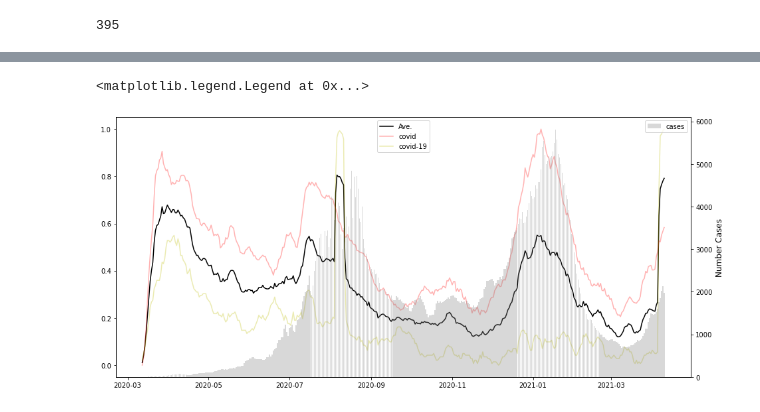
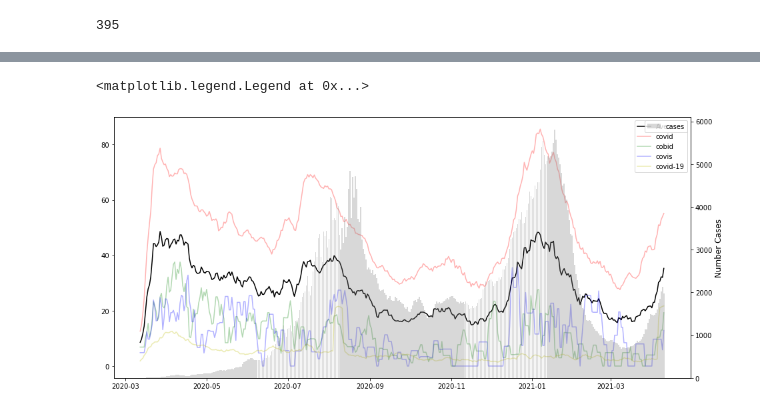
Before and after one commit to samueltof/covid19_forecast_ml, a Jupyter notebook: data_visualization.ipynb, the cells around one changed output, grey strips where cells are left out. Cells and saved outputs as stored; diff of their text form; code cells hidden in the pictures.

Commit message:
adding weighted mean

```diff
--- a/data_visualization.ipynb
+++ b/data_visualization.ipynb
@@ -357,5 +373,7 @@ df_mean = df_all.copy()
 df_mean = df_mean.dropna()
 #df_mean = df_mean.groupby(['date']).agg( rw_mean=("rw", list(maximuns) ) ).reset_index()
 df_mean["weights"] = list(itertools.chain(*[[w]*(len(df_all)//4) for w in maximuns]))
-df_mean            = df_mean.groupby(['date']).agg({'rw_m':lambda x: np.average(x['rw'], weights=x['Volume'])).unstack()
+#df_mean            = df_mean.groupby(['date']).agg({'rw':lambda x: np.average(x['weights'], weights=x['weights'])}).unstack()
+newdf = df_mean.groupby(['date']).apply(lambda x: pd.Series([ np.average(x['rw'], weights=x['weights']) ]) ).reset_index()
+newdf.keys()
 # %% [output]
@@ -375,19 +381,19 @@ df_mean            = df_mean.groupby(['date']).agg({'rw_m':lambda x: np.average(
 # %%
 fig, ax = plt.subplots(1,1, figsize=(15.5, 7.2))
 
-ax.plot(df_mean["date"], df_mean["rw"], color='k', label='Ave.')
+ax.plot(newdf["date"], newdf[0], color='k', label='Ave.')
 
-ax.plot(df_mean["date"], df_all[df_all["term"]=='covid']["rw"], color='r', label='covid', alpha=0.3)
-#ax.plot(df_mean["date"], df_all[df_all["term"]=='cobid']["rw"], color='g', label='cobid', alpha=0.3)
-#ax.plot(df_mean["date"], df_all[df_all["term"]=='covis']["rw"], color='b', label='covis', alpha=0.3)
-ax.plot(df_mean["date"], df_all[df_all["term"]=='covid-19']["rw"], color='y', label='covid-19', alpha=0.3)
+ax.plot(newdf["date"], df_all[df_all["term"]=='covid']["rw"], color='r', label='covid', alpha=0.3)
+ax.plot(newdf["date"], df_all[df_all["term"]=='cobid']["rw"], color='g', label='cobid', alpha=0.3)
+ax.plot(newdf["date"], df_all[df_all["term"]=='covis']["rw"], color='b', label='covis', alpha=0.3)
+ax.plot(newdf["date"], df_all[df_all["term"]=='covid-19']["rw"], color='y', label='covid-19', alpha=0.3)
 
 ax.legend()
 
 ax1 = ax.twinx()
 ax1.bar(df_cases['date_time'], df_cases['confirmed_cases'], color='gray', alpha=0.3, label='cases')
 ax1.set_ylabel('Number Cases',fontsize=12)
 ax1.legend(loc='upper right')
 # %% [output]
 <matplotlib.legend.Legend at 0x...>
-[figure, old version]
+[figure, new version]
```
Also changed, not shown: parts of 2 cells of this notebook.
